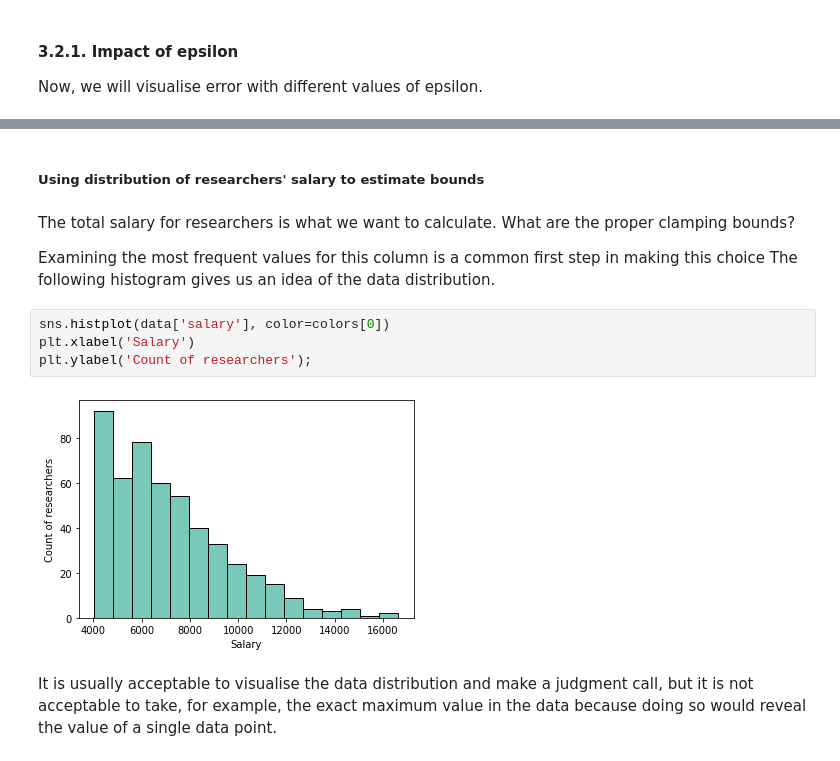
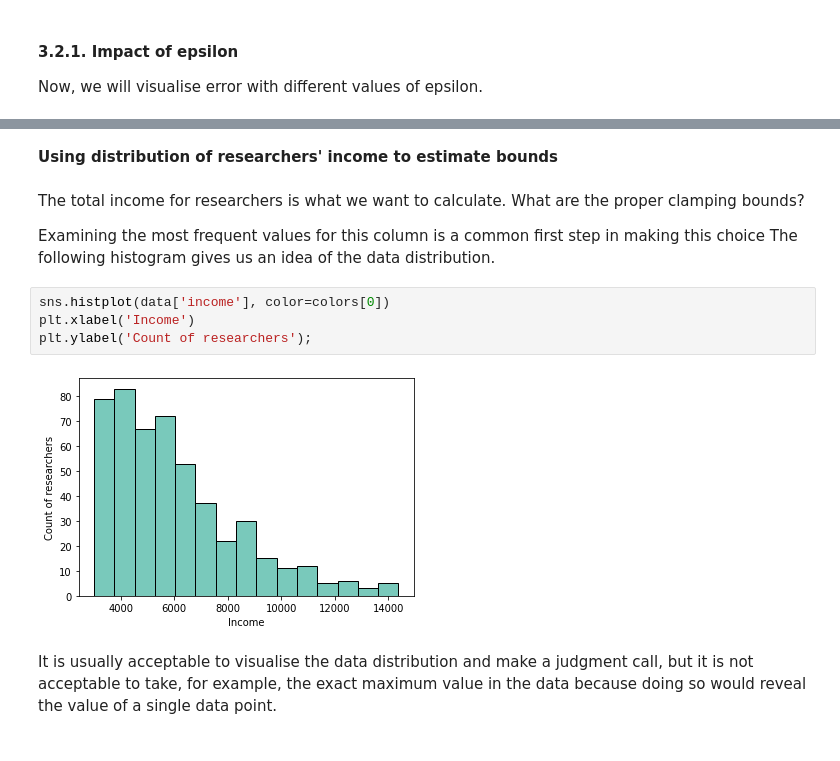
Before and after one commit to dsaidgovsg/stack-2022-differential-privacy-workshop, a Jupyter notebook: reseachers_survey_stats_release.ipynb, the cells around one changed output, grey strips where cells are left out. Saved outputs shown, nothing was run; the diff lists cells and outputs as text.

```diff
--- a/reseachers_survey_stats_release.ipynb
+++ b/reseachers_survey_stats_release.ipynb
@@ -247,15 +253,15 @@ This makes sense: the goal of differential privacy is to hide the impact of a si
 # %% [markdown]
-##### Using distribution of researchers' salary to estimate bounds
+**Using distribution of researchers' income to estimate bounds**
 # %% [markdown]
-The total salary for researchers is what we want to calculate. What are the proper clamping bounds?
+The total income for researchers is what we want to calculate. What are the proper clamping bounds?
 
 Examining the most frequent values for this column is a common first step in making this choice The following histogram gives us an idea of the data distribution.
 # %%
-sns.histplot(data['salary'], color=colors[0])
-plt.xlabel('Salary')
+sns.histplot(data['income'], color=colors[0])
+plt.xlabel('Income')
 plt.ylabel('Count of researchers');
 # %% [output]
-[figure, old version]
+[figure, new version]
 # %% [markdown]
 It is usually acceptable to visualise the data distribution and make a judgment call, but it is not acceptable to take, for example, the exact maximum value in the data because doing so would reveal the value of a single data point.
 # %% [markdown]
```
Also changed, not shown: parts of 30 cells of this notebook, 7 other files.
